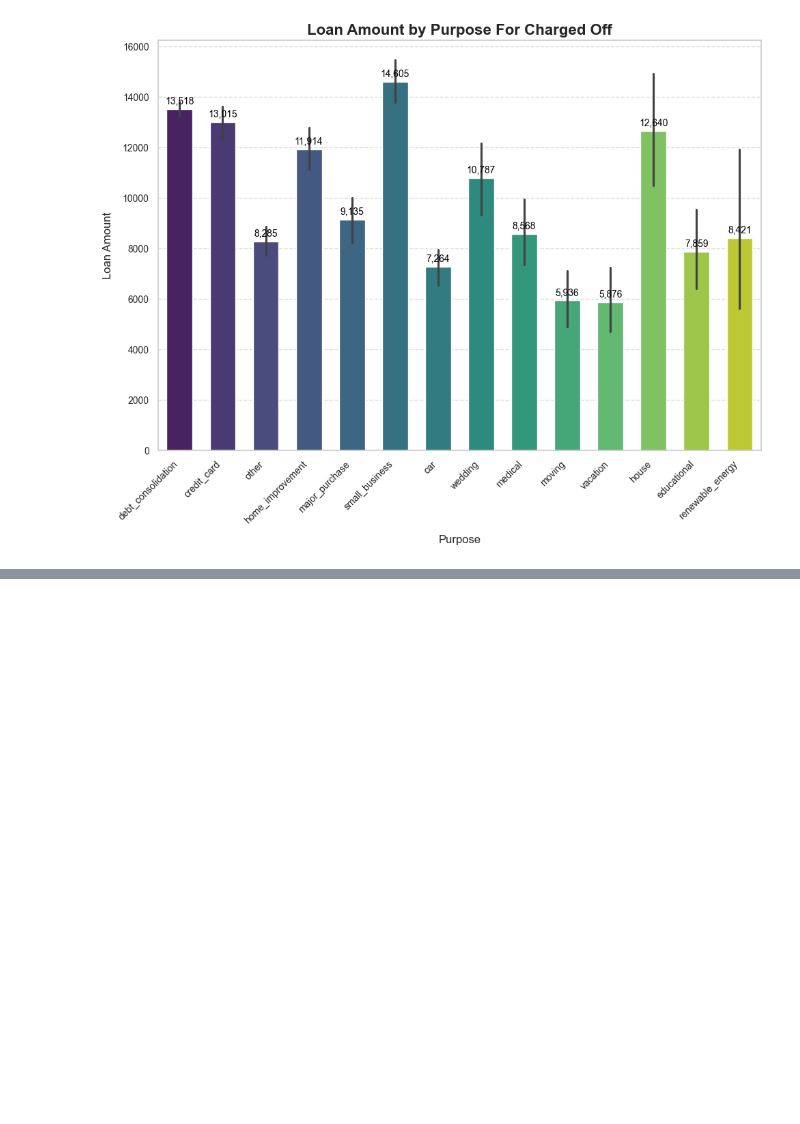
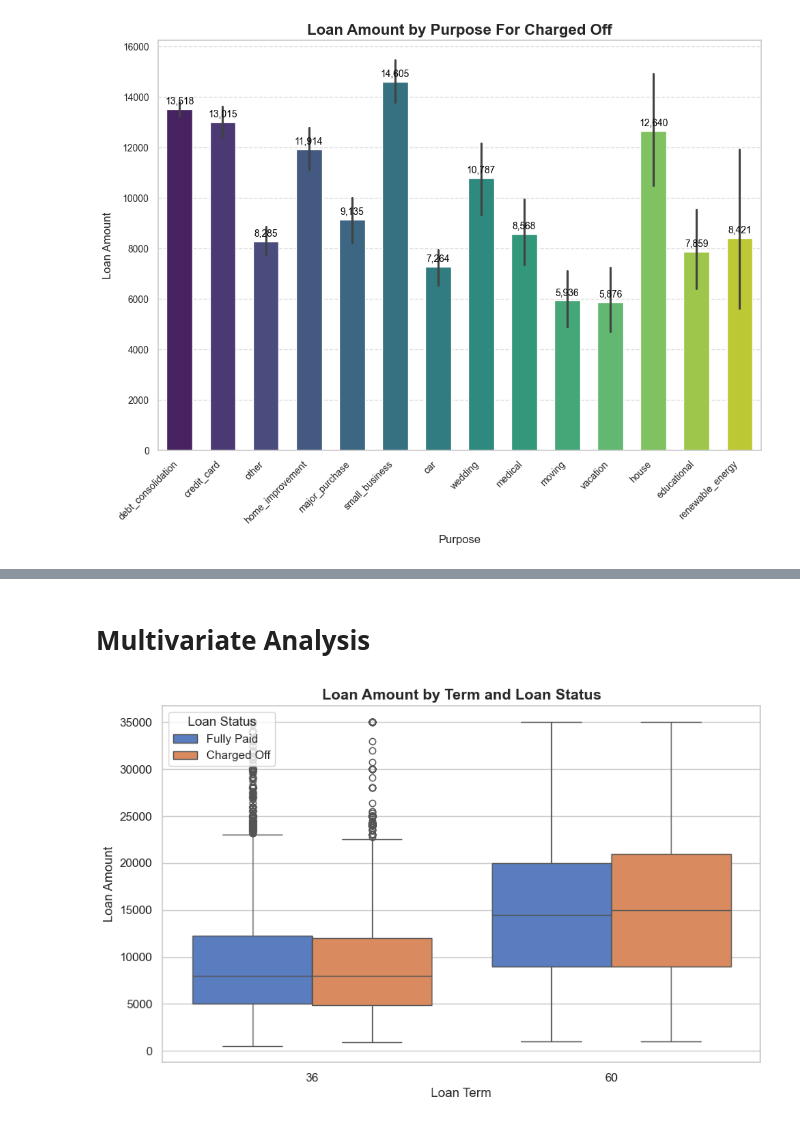
Before and after one commit to vijaykumar-qait/LendingClubCaseStudy, a Jupyter notebook: Vijay_Kumar.ipynb, the cells around one changed output, grey strips where cells are left out. Cells and saved outputs as stored; diff of their text form; code cells hidden in the pictures; blank space fills up the shorter version.

```diff
--- a/Vijay_Kumar.ipynb
+++ b/Vijay_Kumar.ipynb
@@ -688,0 +830,19 @@ plt.show()
+# %% [markdown]
+# Multivariate Analysis
+# %%
+# Loan Amount, Term, and Loan Status
+plt.figure(figsize=(10, 6))
+sns.boxplot(
+    data=df1,
+    x='term',
+    y='loan_amnt',
+    hue='loan_status',
+    palette='muted'
+)
+plt.title("Loan Amount by Term and Loan Status", fontsize=14, weight='bold')
+plt.xlabel("Loan Term", fontsize=12)
+plt.ylabel("Loan Amount", fontsize=12)
+plt.legend(title="Loan Status", loc="upper left")
+plt.show()
+# %% [output]
+[figure, added]
```
Also changed, not shown: parts of 61 cells of this notebook.
